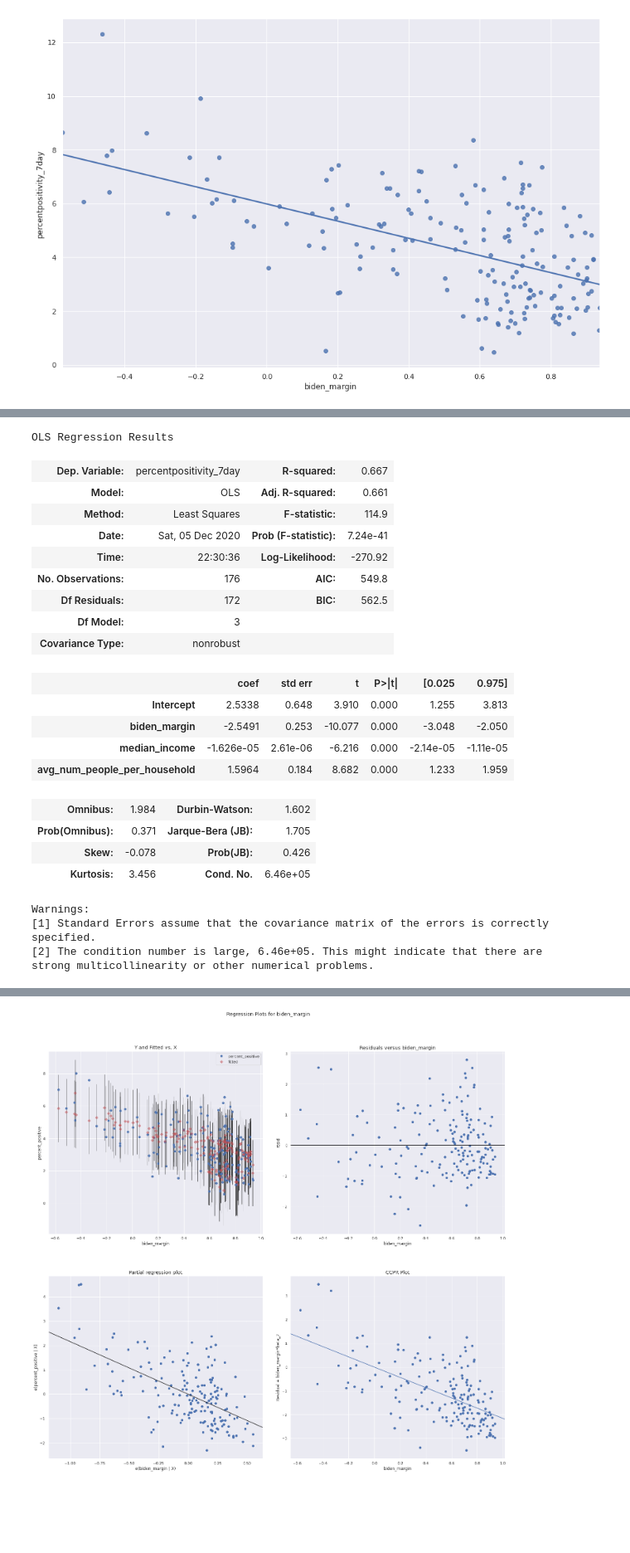
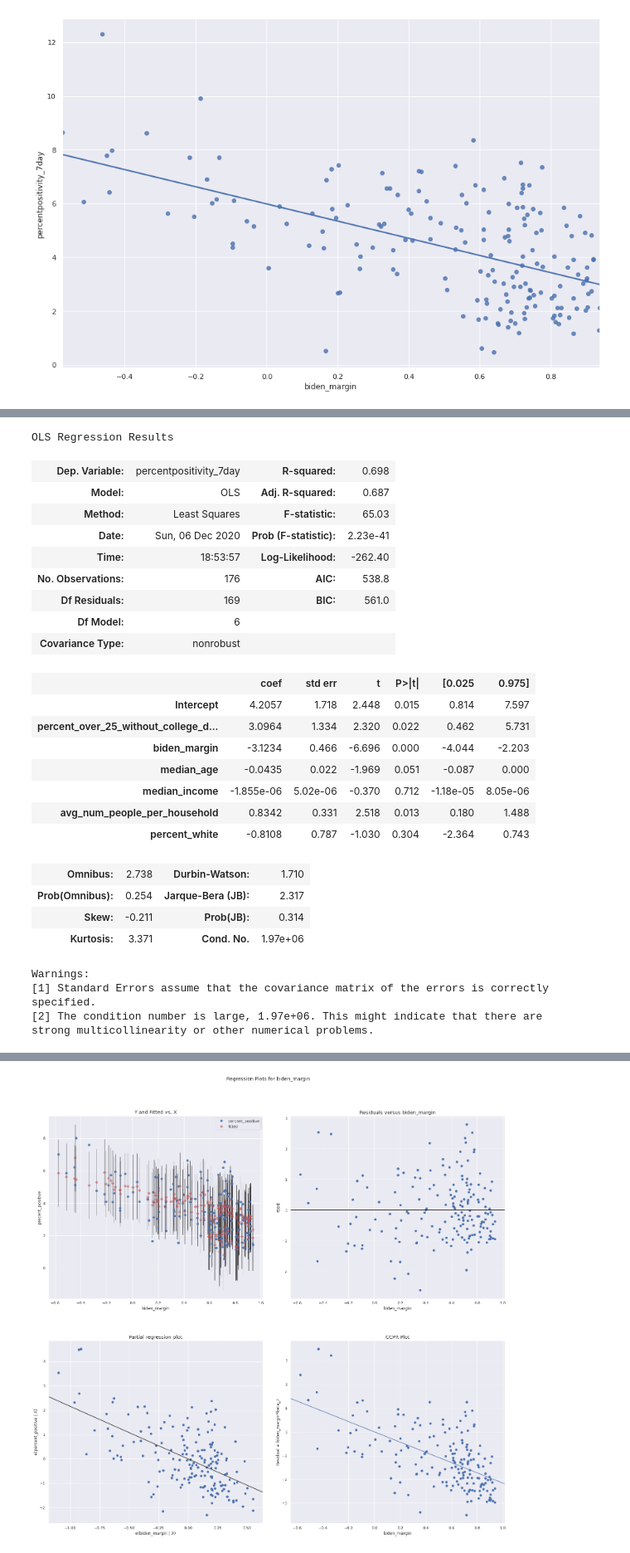
Before and after one commit to kharvd/election_covid_nyc, a Jupyter notebook: election_nyc.ipynb, the cells around one changed output, grey strips where cells are left out. Shown at 83% size. Saved outputs shown, nothing was run; the diff lists cells and outputs as text; code cells hidden in the pictures; blank space fills up the shorter version.

```diff
--- a/election_nyc.ipynb
+++ b/election_nyc.ipynb
@@ -101,11 +101,3 @@ sns.regplot(x='biden_margin', y='percentpositivity_7day', data=covid_vs_election
 # %% [output]
 <matplotlib.axes._subplots.AxesSubplot at 0x...>
 [figure]
-# %%
-median_income = pd.read_csv("/content/drive/MyDrive/covid_election_data/acs2018_5yr_B19013_86000US10173.csv")
-median_income.set_index(["name"], inplace=True)
-covid_vs_elections["median_income"] = median_income["B19013001"]
-# %%
-household_info = pd.read_csv("/content/drive/MyDrive/covid_election_data/acs2018_5yr_B11016_86000US10173.csv")
-household_info.set_index(["name"], inplace=True)
-covid_vs_elections["avg_num_people_per_household"] = covid_vs_elections["pop_est"] / household_info["B11016001"]
@@ -112,3 +148,28 @@ covid_vs_elections["avg_num_people_per_household"] = covid_vs_elections["pop_est
+# %%
+import censusdata
+population = censusdata.download('acs5', 2018,
+                             censusdata.censusgeo([('zip code tabulation area', '*')]),
+                             ['B01003_001E', # total pop
+                              'B15003_001E', 'B15003_021E', 'B15003_022E', 'B15003_023E', 'B15003_024E', 'B15003_025E', # education
+                              'B19013_001E', # income
+                              'B01002_001E', # median age
+                              'B11016_001E', # total households
+                              'B02001_002E', # race, white
+                              ])
+
+pop = population.reset_index()
+pop["modzcta"] = pop["index"].map(lambda geo: geo.params()[0][1]).astype(int)
+pop["population"] = pop["B01003_001E"]
+pop["median_income"] = pop["B19013_001E"]
+pop["median_age"] = pop["B01002_001E"]
+pop["percent_over_25_without_college_degree"] = 1 - (pop["B15003_021E"] + pop['B15003_022E'] + pop['B15003_023E'] + pop['B15003_024E'] + pop['B15003_025E']) / pop['B15003_001E']
+pop["total_households"] = pop["B11016_001E"]
+pop["avg_num_people_per_household"] = pop["population"] / pop["total_households"]
+pop["percent_white"] = pop["B02001_002E"] / pop["population"]
+pop = pop[["modzcta", "population", "median_income", "median_age", "percent_over_25_without_college_degree", "avg_num_people_per_household", "percent_white"]]
+pop = pop.set_index("modzcta")
+# %%
+covid_vs_elections = covid_vs_elections.join(pop)
 # %%
 # removing Breezy Point outlier with very high case rate and small population
 covid_vs_elections.drop(11697, inplace=True)
@@ -115,29 +262,32 @@ covid_vs_elections.drop(11697, inplace=True)
 # %%
-lm = sm.OLS.from_formula("percentpositivity_7day ~ biden_margin + median_income + avg_num_people_per_household", covid_vs_elections).fit()
+lm = sm.OLS.from_formula("percentpositivity_7day ~ percent_over_25_without_college_degree + biden_margin + median_age + median_income + avg_num_people_per_household + percent_white", covid_vs_elections).fit()
 lm.summary()
 # %% [output]
 OLS Regression Results
-| Dep. Variable: | percentpositivity_7day | R-squared: | 0.667 |
-| Model: | OLS | Adj. R-squared: | 0.661 |
-| Method: | Least Squares | F-statistic: | 114.9 |
-| Date: | Sat, 05 Dec 2020 | Prob (F-statistic): | 7.24e-41 |
-| Time: | 22:30:36 | Log-Likelihood: | -270.92 |
-| No. Observations: | 176 | AIC: | 549.8 |
-| Df Residuals: | 172 | BIC: | 562.5 |
-| Df Model: | 3 |  |  |
+| Dep. Variable: | percentpositivity_7day | R-squared: | 0.698 |
+| Model: | OLS | Adj. R-squared: | 0.687 |
+| Method: | Least Squares | F-statistic: | 65.03 |
+| Date: | Sun, 06 Dec 2020 | Prob (F-statistic): | 2.23e-41 |
+| Time: | 18:53:57 | Log-Likelihood: | -262.40 |
+| No. Observations: | 176 | AIC: | 538.8 |
+| Df Residuals: | 169 | BIC: | 561.0 |
+| Df Model: | 6 |  |  |
 | Covariance Type: | nonrobust |  |  |
 |  | coef | std err | t | P>|t| | [0.025 | 0.975] |
-| Intercept | 2.5338 | 0.648 | 3.910 | 0.000 | 1.255 | 3.813 |
-| biden_margin | -2.5491 | 0.253 | -10.077 | 0.000 | -3.048 | -2.050 |
-| median_income | -1.626e-05 | 2.61e-06 | -6.216 | 0.000 | -2.14e-05 | -1.11e-05 |
-| avg_num_people_per_household | 1.5964 | 0.184 | 8.682 | 0.000 | 1.233 | 1.959 |
+| Intercept | 4.2057 | 1.718 | 2.448 | 0.015 | 0.814 | 7.597 |
+| percent_over_25_without_college_d... | 3.0964 | 1.334 | 2.320 | 0.022 | 0.462 | 5.731 |
+| biden_margin | -3.1234 | 0.466 | -6.696 | 0.000 | -4.044 | -2.203 |
+| median_age | -0.0435 | 0.022 | -1.969 | 0.051 | -0.087 | 0.000 |
+| median_income | -1.855e-06 | 5.02e-06 | -0.370 | 0.712 | -1.18e-05 | 8.05e-06 |
+| avg_num_people_per_household | 0.8342 | 0.331 | 2.518 | 0.013 | 0.180 | 1.488 |
+| percent_white | -0.8108 | 0.787 | -1.030 | 0.304 | -2.364 | 0.743 |
-| Omnibus: | 1.984 | Durbin-Watson: | 1.602 |
-| Prob(Omnibus): | 0.371 | Jarque-Bera (JB): | 1.705 |
-| Skew: | -0.078 | Prob(JB): | 0.426 |
-| Kurtosis: | 3.456 | Cond. No. | 6.46e+05 |
+| Omnibus: | 2.738 | Durbin-Watson: | 1.710 |
+| Prob(Omnibus): | 0.254 | Jarque-Bera (JB): | 2.317 |
+| Skew: | -0.211 | Prob(JB): | 0.314 |
+| Kurtosis: | 3.371 | Cond. No. | 1.97e+06 |
 Warnings:
 [1] Standard Errors assume that the covariance matrix of the errors is correctly specified.
-[2] The condition number is large, 6.46e+05. This might indicate that there are
+[2] The condition number is large, 1.97e+06. This might indicate that there are
 strong multicollinearity or other numerical problems.
 # %%
 fig = sm.graphics.plot_partregress_grid(lm)
```
Also changed, not shown: parts of 19 cells of this notebook.
